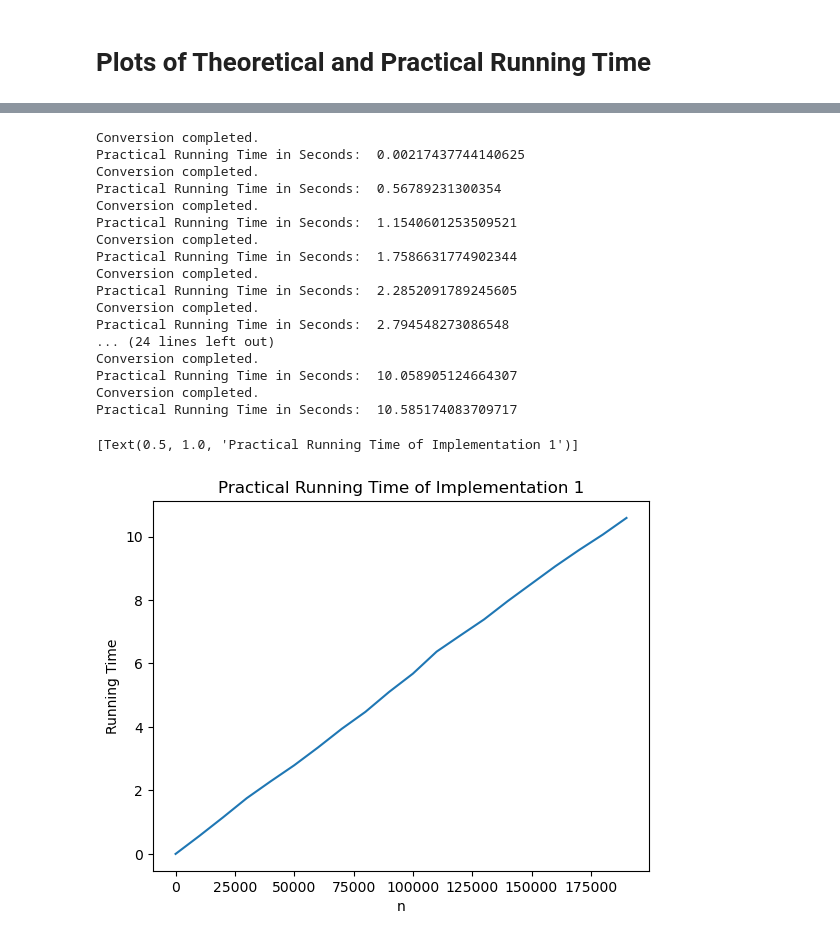
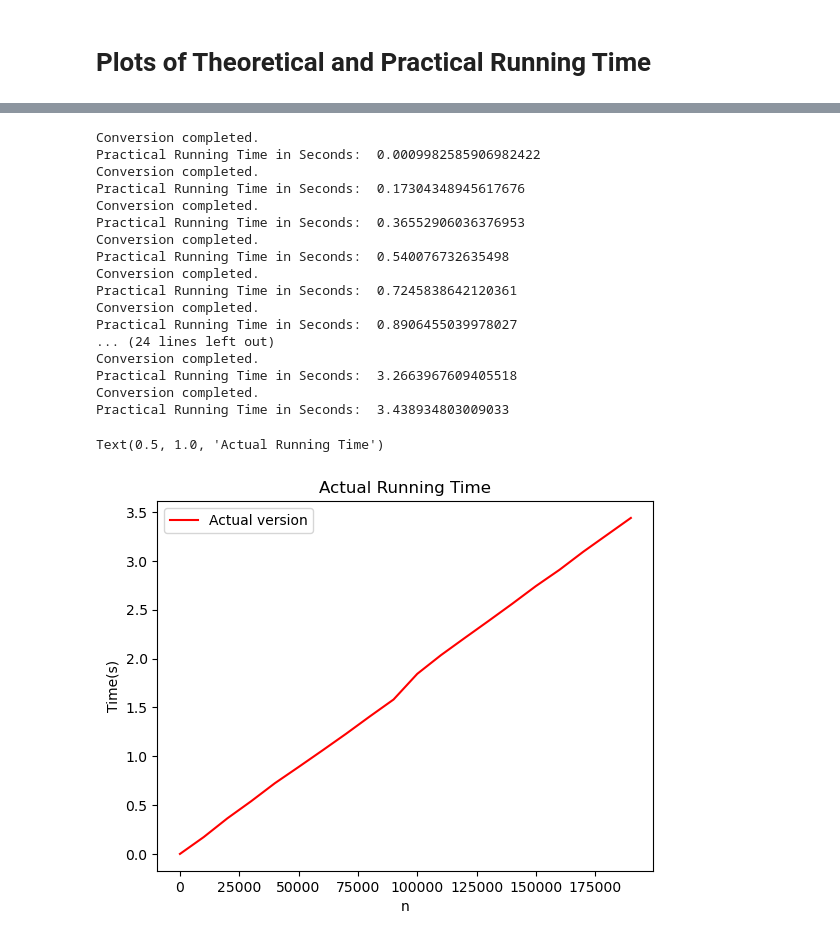
Before and after one commit to SecondFeline/COSC320-Project, a Jupyter notebook: COSC320-dataset/milestone3-plots.ipynb, the cells around one changed output, grey strips where cells are left out. Drawn from its saved outputs; the diff is of its cells as text; code cells hidden in the pictures.

Commit message:
Updated plots to reflect theoretical time

```diff
--- a/COSC320-dataset/milestone3-plots.ipynb
+++ b/COSC320-dataset/milestone3-plots.ipynb
@@ -44,9 +47,9 @@ for i in range(20):
     string_files.append('one_giant_string' + str(i) + '.txt')
     with open('one_giant_string' + str(i) + '.txt', 'w', encoding='utf8') as f:
         counter = 0
-        for csvfile in os.listdir('data'):
+        for csvfile in os.listdir('c:/Users/eehie/Desktop/UBC/COSC 320/COSC320-Project/data'):
             if counter < i*10000:
-                with open('data/' + csvfile, 'r', encoding='utf8') as therealcsv:
+                with open('c:/Users/eehie/Desktop/UBC/COSC 320/COSC320-Project/data/' + csvfile, 'r', encoding='utf8') as therealcsv:
                     csvreader = csv.reader(x.replace('\0', '').replace('\r\n', '') for x in therealcsv)
                     content_col = 0
                     i = 0
@@ -65,7 +68,8 @@ for i in range(20):
 # %%
 # abbreviation_converter.py (modified to run through and plot different n)
 
-seconds_of_running_time = {'n':[], 'Running Time':[]}
+nValues = []
+tValues = []
 
 # Step 1: Create a dictionary of abbreviations
 abbreviations = {
@@ -101,7 +105,14 @@ abbreviations = {
     "SMG": "Shaking My Head",
     "NGL": "Not Gonna Lie",
     "IKR": "I Know Right",
-    "WTF": "What The F***"
+    "WTF": "What The F***",
+    "AA" : "Alcoholics Anonymous",
+    "A.A." : "Alcoholics Anonymous",
+    "IT'S" : "It is",
+    "DOESN'T" : "Does Not",
+    "THAT'S" : "That Is",
+    "YOU'RE" : "You Are",
+    "I'M" : "I Am"
 }
 
 # Step 2: Define a function to replace abbreviations in a line
@@ -128,31 +139,43 @@ for i in range(len(string_files)):
     running_time = ft - st
     print("Conversion completed.")
     print("Practical Running Time in Seconds: ", running_time)
-    seconds_of_running_time['n'].append(i*10000)
-    seconds_of_running_time['Running Time'].append(running_time)
+    nValues.append(i*10000)
+    tValues.append(running_time)
 # %% [output]
 Conversion completed.
-Practical Running Time in Seconds:  0.00217437744140625
+Practical Running Time in Seconds:  0.0009982585906982422
 Conversion completed.
-Practical Running Time in Seconds:  0.56789231300354
+Practical Running Time in Seconds:  0.17304348945617676
 Conversion completed.
-Practical Running Time in Seconds:  1.1540601253509521
+Practical Running Time in Seconds:  0.36552906036376953
 Conversion completed.
-Practical Running Time in Seconds:  1.7586631774902344
+Practical Running Time in Seconds:  0.540076732635498
 Conversion completed.
-Practical Running Time in Seconds:  2.2852091789245605
+Practical Running Time in Seconds:  0.7245838642120361
 Conversion completed.
-Practical Running Time in Seconds:  2.794548273086548
+Practical Running Time in Seconds:  0.8906455039978027
 ... (24 lines left out)
 Conversion completed.
-Practical Running Time in Seconds:  10.058905124664307
+Practical Running Time in Seconds:  3.2663967609405518
 Conversion completed.
-Practical Running Time in Seconds:  10.585174083709717
+Practical Running Time in Seconds:  3.438934803009033
 # %%
 ## practical plot
-
+'''
 theoretical_running_times = pd.DataFrame.from_dict(seconds_of_running_time)
 sns.lineplot(data=theoretical_running_times, x = 'n', y = 'Running Time').set(title = "Practical Running Time of Implementation 1", ylabel = "Running Time (s)")
+
+n = theoretical
+linear_data =
+sns.lineplot(data=linear_data, x = 'n', y = 'Running Time')
+'''
+
+plt.plot(nValues, tValues, color='red', label="Actual version")
+
+plt.xlabel("n")
+plt.ylabel("Time(s)")
+plt.legend()
+plt.title("Actual Running Time")
 # %% [output]
-[Text(0.5, 1.0, 'Practical Running Time of Implementation 1')]
+Text(0.5, 1.0, 'Actual Running Time')
-[figure, old version]
+[figure, new version]
```
Also changed, not shown: parts of 4 cells of this notebook.
